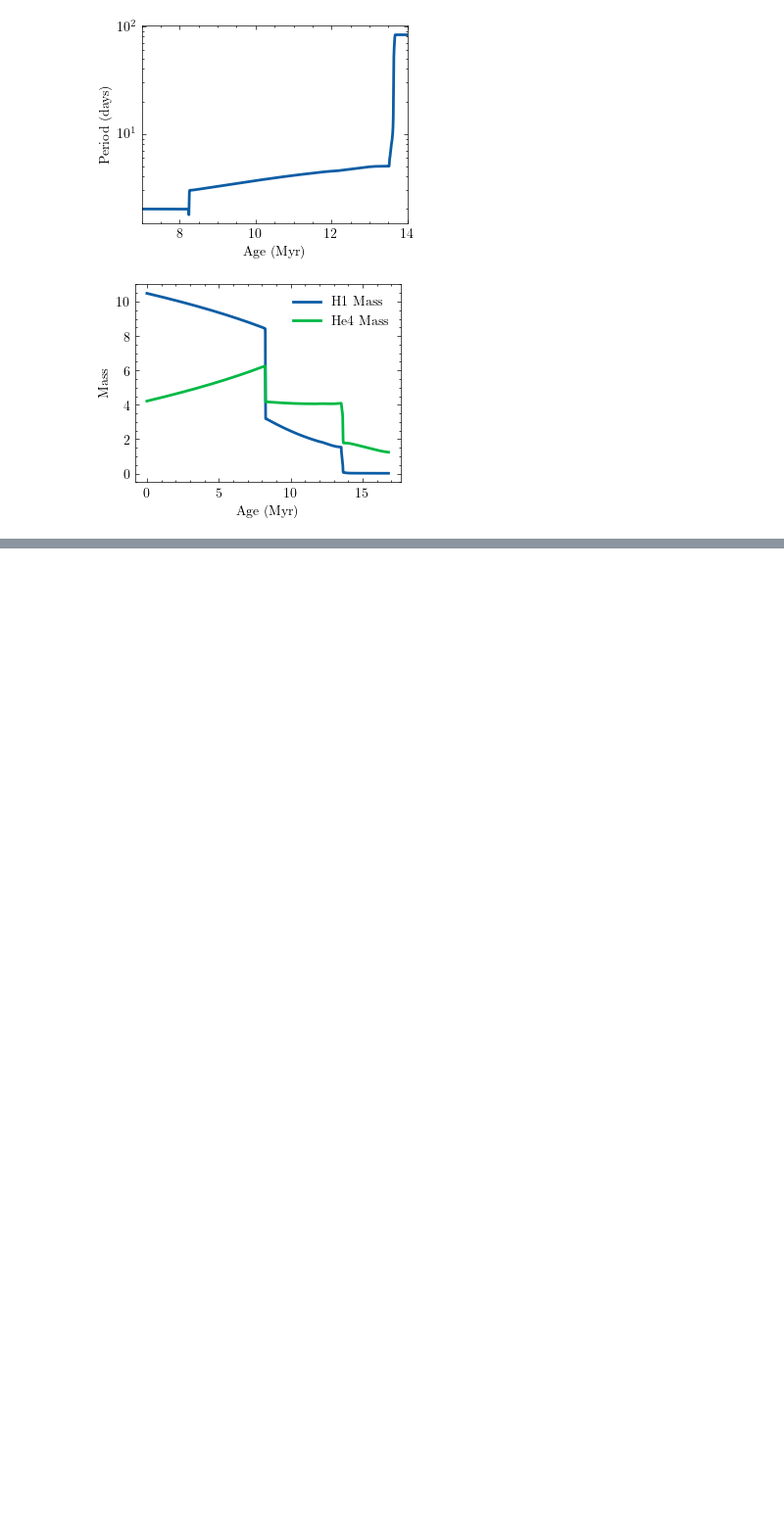
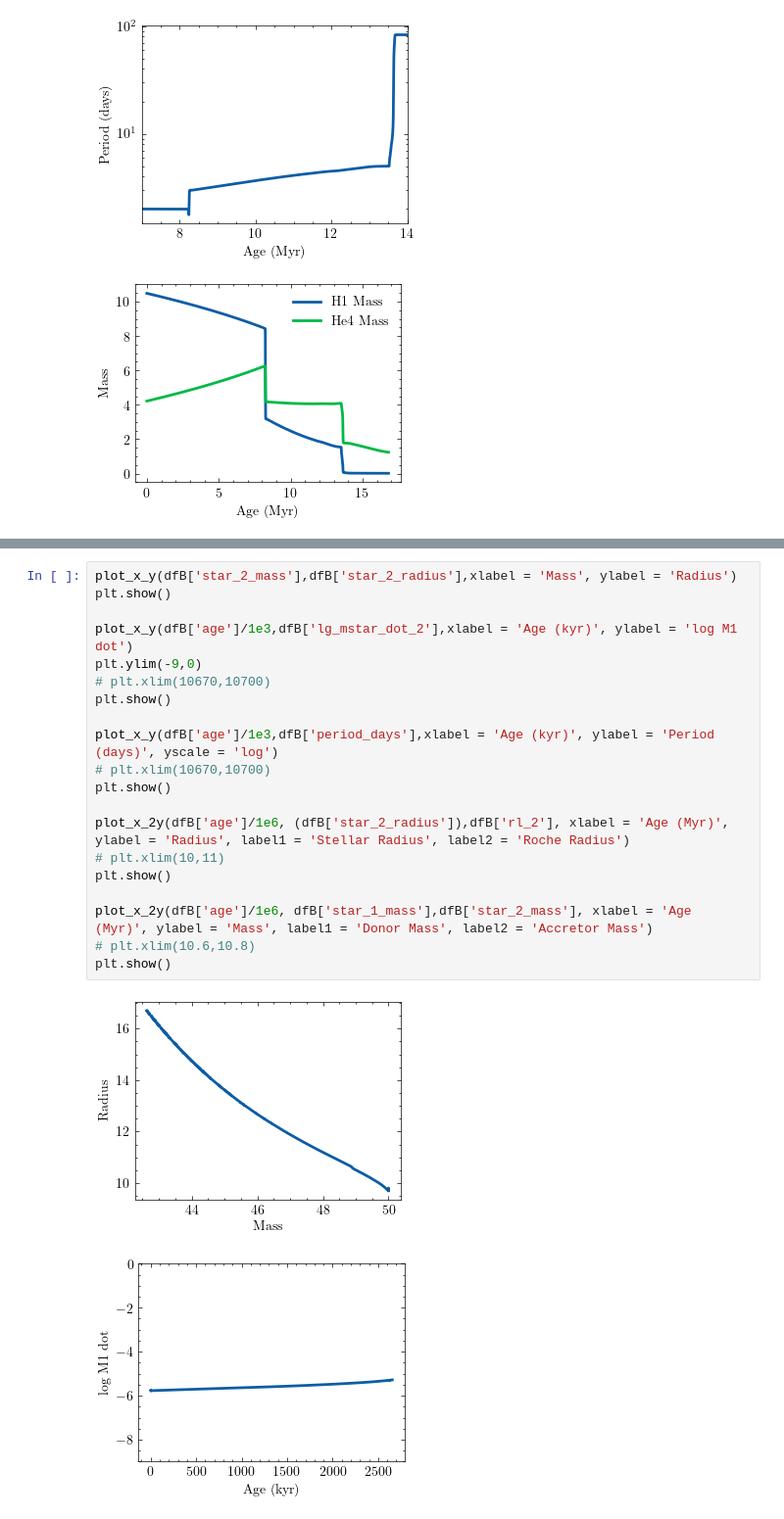
Before and after one commit to neevshah101/learning_mesa, a Jupyter notebook: CaseA_CaseB_comparison.ipynb, the cells around one changed output, grey strips where cells are left out. Shown at 98% size. Drawn from its saved outputs; the diff is of its cells as text; blank space fills up the shorter version.

```diff
--- a/CaseA_CaseB_comparison.ipynb
+++ b/CaseA_CaseB_comparison.ipynb
@@ -246,0 +294,23 @@ dfA.columns.tolist()
+# %%
+plot_x_y(dfB['star_2_mass'],dfB['star_2_radius'],xlabel = 'Mass', ylabel = 'Radius')
+plt.show()
+
+plot_x_y(dfB['age']/1e3,dfB['lg_mstar_dot_2'],xlabel = 'Age (kyr)', ylabel = 'log M1 dot')
+plt.ylim(-9,0)
+# plt.xlim(10670,10700)
+plt.show()
+
+plot_x_y(dfB['age']/1e3,dfB['period_days'],xlabel = 'Age (kyr)', ylabel = 'Period (days)', yscale = 'log')
+# plt.xlim(10670,10700)
+plt.show()
+
+plot_x_2y(dfB['age']/1e6, (dfB['star_2_radius']),dfB['rl_2'], xlabel = 'Age (Myr)', ylabel = 'Radius', label1 = 'Stellar Radius', label2 = 'Roche Radius')
+# plt.xlim(10,11)
+plt.show()
+
+plot_x_2y(dfB['age']/1e6, dfB['star_1_mass'],dfB['star_2_mass'], xlabel = 'Age (Myr)', ylabel = 'Mass', label1 = 'Donor Mass', label2 = 'Accretor Mass')
+# plt.xlim(10.6,10.8)
+plt.show()
+# %% [output]
+[figure, added]
+[figure, added]
```
Also changed, not shown: parts of 6 cells of this notebook, 25 other files.
